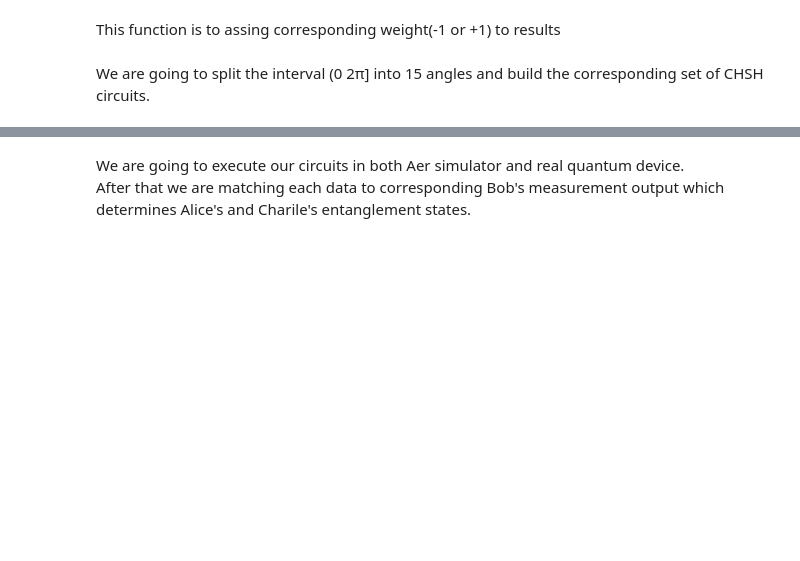
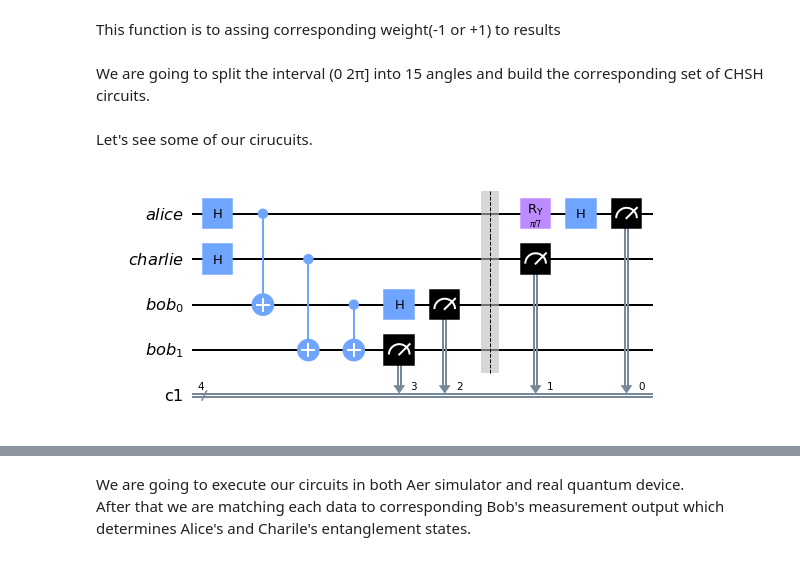
Before and after one commit to Siheon-Park/test-bell-ineq, a Jupyter notebook: Entanglement_Swapping_CHSH_3_with_2_graphs.ipynb, the cells around one changed output, grey strips where cells are left out. Saved outputs shown, nothing was run; the diff lists cells and outputs as text; code cells hidden in the pictures; blank space fills up the shorter version.

Commit message:
draw circuit

```diff
--- a/Entanglement_Swapping_CHSH_3_with_2_graphs.ipynb
+++ b/Entanglement_Swapping_CHSH_3_with_2_graphs.ipynb
@@ -233,3 +233,9 @@ theta_vec = np.linspace(0, 2*np.pi, number_of_thetas)
 my_chsh_circuitsZX = make_chsh_circuit_ZX(theta_vec)
 my_chsh_circuitsZY = make_chsh_circuit_ZY(theta_vec)
 my_chsh_circuitsXY = make_chsh_circuit_XY(theta_vec)
+# %% [markdown]
+Let's see some of our cirucuits.
+# %%
+my_chsh_circuitsZX[4].draw(output='mpl')
+# %% [output]
+[figure, added]
```
Also changed, not shown: parts of 11 cells of this notebook.
